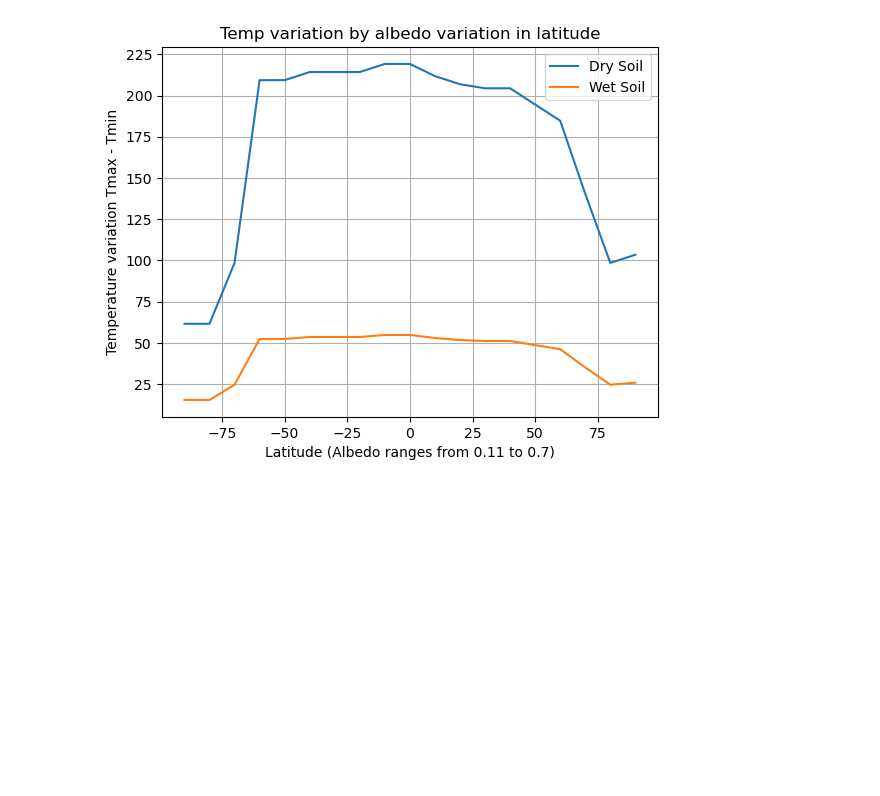
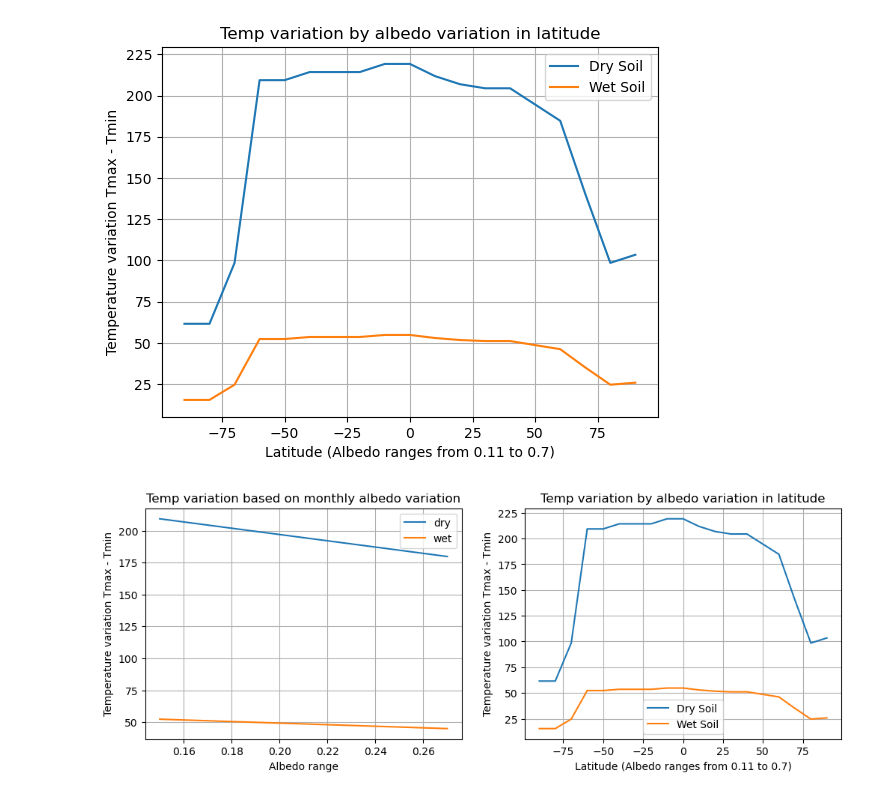
Before and after one commit to debnovalina/PPESO-Practical, a Jupyter notebook: Thermal remote sensing.ipynb, the cells around one changed output. Drawn from its saved outputs; the diff is of its cells as text; code cells hidden in the pictures; blank space fills up the shorter version.

```diff
--- a/Thermal remote sensing.ipynb
+++ b/Thermal remote sensing.ipynb
@@ -356,12 +358,12 @@ lat = np.linspace(-90, 90, 19)
 albedo_bylat = np.array([0.75, 0.75, 0.6, 0.15, 0.15, 0.13, 0.13, 0.13, 0.11, 0.11,
                 0.14, 0.16, 0.17, 0.17, 0.21, 0.25, 0.43, 0.6, 0.58])
 
-T_a_var_dry = Surface_temp_Price_Eq_4(0.5*1400, 0.75, albedo_bylat, D_dry)
-T_a_var_wet = Surface_temp_Price_Eq_4(0.5*1400, 0.75, albedo_bylat, D_wet)
+T_a_var_dry_l = Surface_temp_Price_Eq_4(0.5*1400, 0.75, albedo_bylat, D_dry)
+T_a_var_wet_l = Surface_temp_Price_Eq_4(0.5*1400, 0.75, albedo_bylat, D_wet)
 
 plt.figure()
-plt.plot(lat, T_a_var_dry, label = 'Dry Soil')
-plt.plot(lat, T_a_var_wet, label = 'Wet Soil')
+plt.plot(lat, T_a_var_dry_l, label = 'Dry Soil')
+plt.plot(lat, T_a_var_wet_l, label = 'Wet Soil')
 plt.xlabel('Latitude (Albedo ranges from 0.11 to 0.7)')
 plt.ylabel('Temperature variation Tmax - Tmin')
 plt.title('Temp variation by albedo variation in latitude')
@@ -370,3 +372,25 @@ plt.legend()
 plt.show()
 # %% [output]
 [figure]
+# %%
+plt.figure(figsize=(12, 4))
+plt.subplot(1, 2, 1)
+plt.plot(a, T_a_var_dry, label = 'dry')
+plt.plot(a, T_a_var_wet, label = 'wet')
+plt.xlabel('Albedo range')
+plt.ylabel('Temperature variation Tmax - Tmin')
+plt.title('Temp variation based on monthly albedo variation')
+plt.grid()
+plt.legend()
+
+plt.subplot(1, 2, 2)
+plt.plot(lat, T_a_var_dry_l, label = 'Dry Soil')
+plt.plot(lat, T_a_var_wet_l, label = 'Wet Soil')
+plt.xlabel('Latitude (Albedo ranges from 0.11 to 0.7)')
+plt.ylabel('Temperature variation Tmax - Tmin')
+plt.title('Temp variation by albedo variation in latitude')
+plt.grid()
+plt.legend()
+plt.show()
+# %% [output]
+[figure, added]
```
Also changed, not shown: parts of 2 cells of this notebook.
